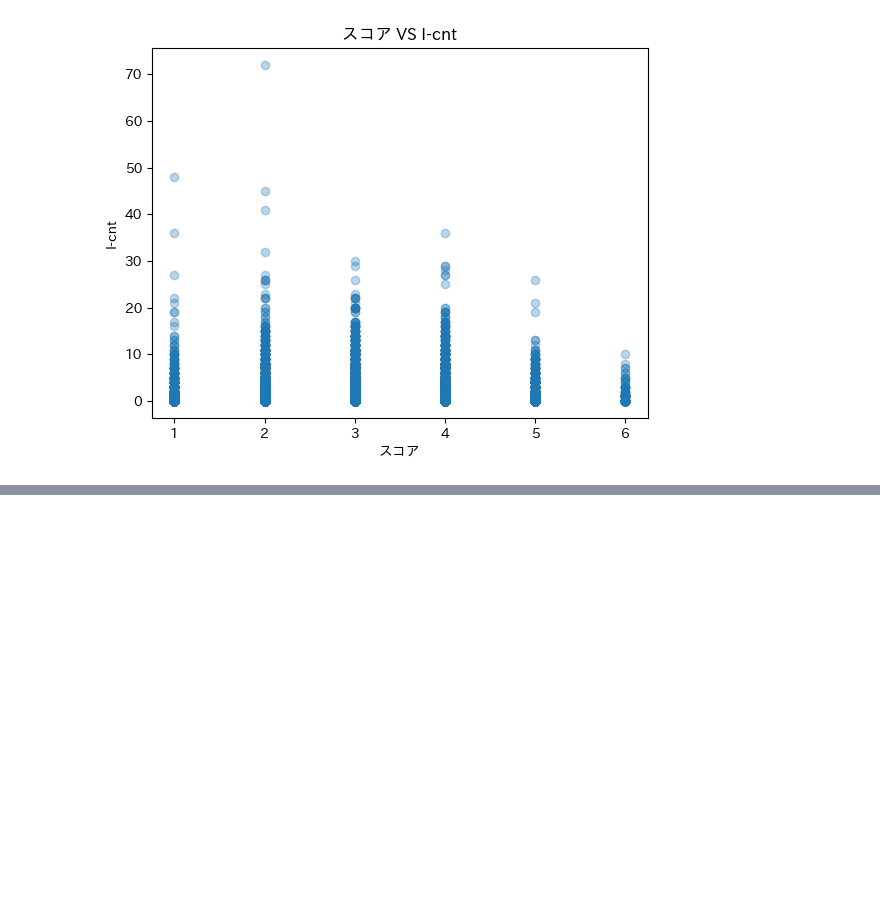
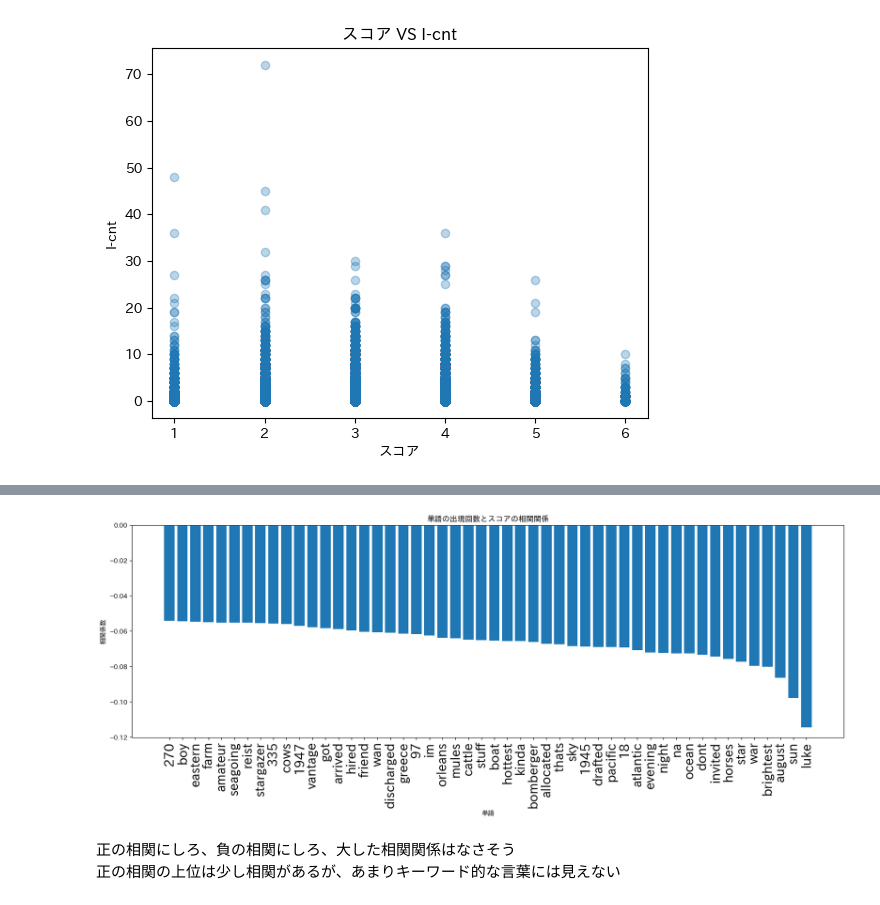
Before and after one commit to okmttkm/datascience_training, a Jupyter notebook: visualize.ipynb, the cells around one changed output, grey strips where cells are left out. Drawn from its saved outputs; the diff is of its cells as text; code cells hidden in the pictures; blank space fills up the shorter version.

```diff
--- a/visualize.ipynb
+++ b/visualize.ipynb
@@ -88,0 +246,14 @@ plt.show()
+# %%
+# 負の相関の強い単語をグラフ表示
+fig, ax = plt.subplots(figsize=(20,6))
+ax.bar(x=top_words['word'][-50:], height=top_words['correlation'][-50:])
+ax.set_xlabel('単語')
+ax.set_ylabel('相関係数')
+ax.set_title('単語の出現回数とスコアの相関関係')
+plt.xticks(rotation=90, fontsize=20)
+plt.show()
+# %% [output]
+[figure, added]
+# %% [markdown]
+正の相関にしろ、負の相関にしろ、大した相関関係はなさそう
+正の相関の上位は少し相関があるが、あまりキーワード的な言葉には見えない
```
Also changed, not shown: parts of 19 cells of this notebook, 1 other file.
